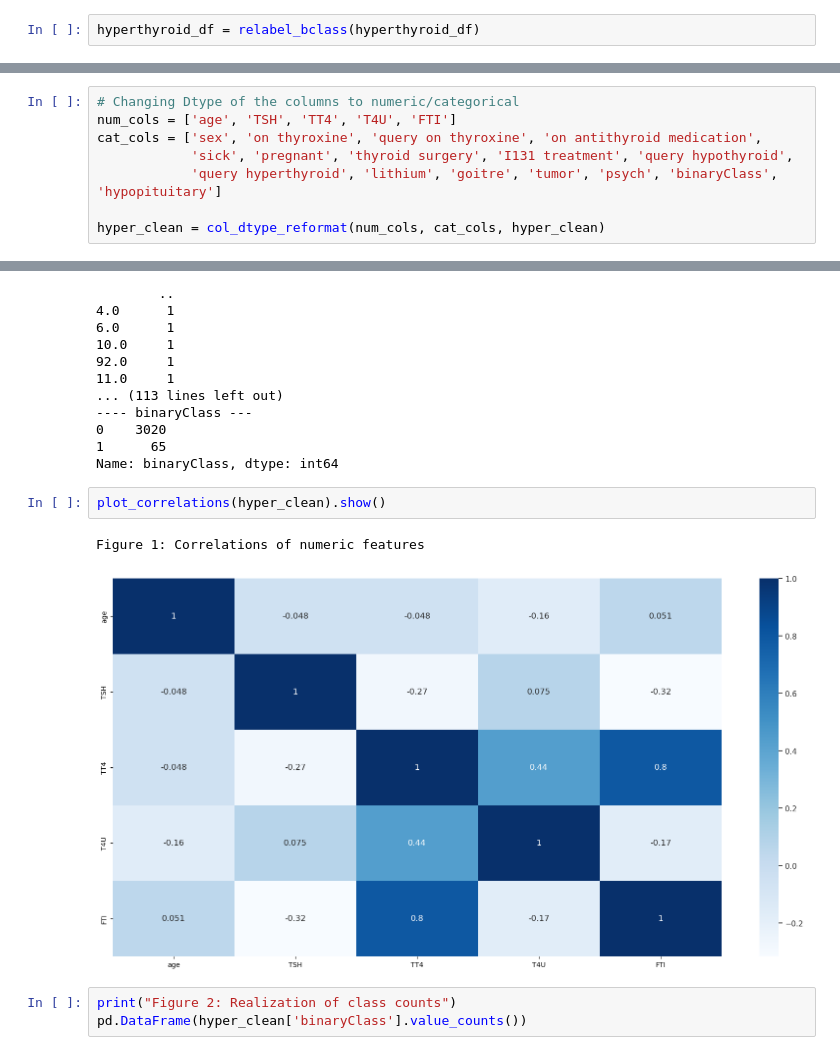
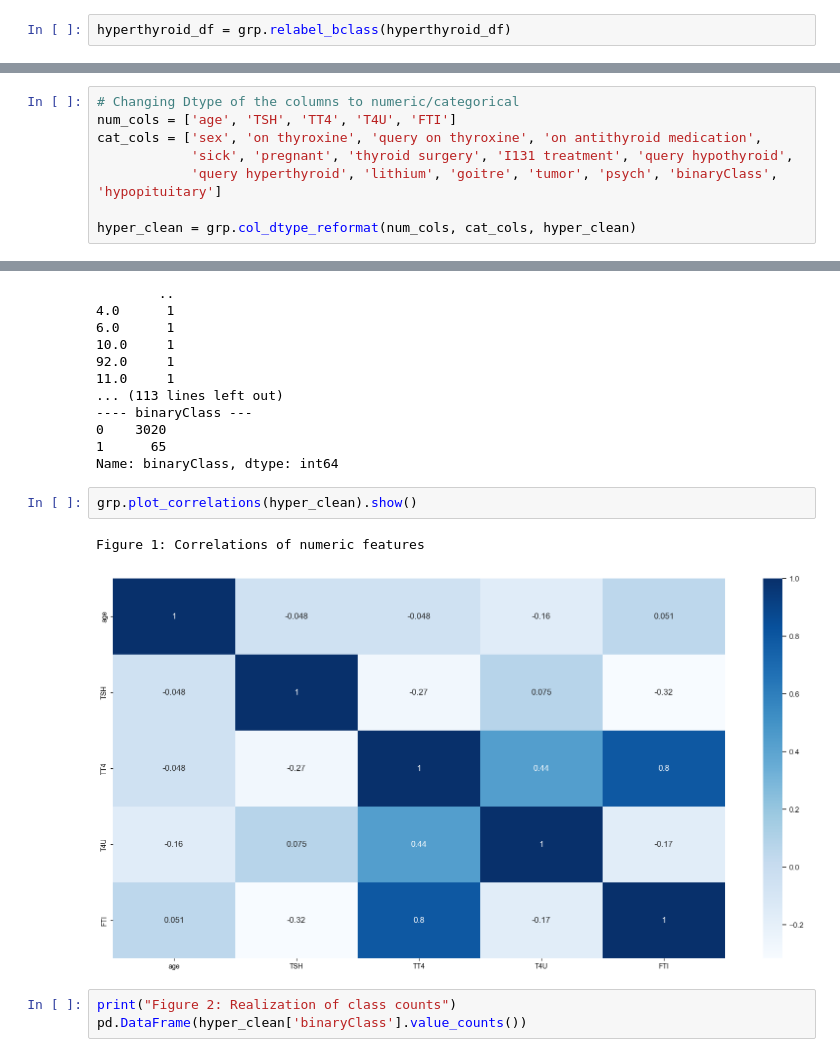
Before and after one commit to DSCI-310-2023/dsci-310-group-17, a Jupyter notebook: analysis.ipynb, the cells around one changed output, grey strips where cells are left out. Drawn from its saved outputs; the diff is of its cells as text.

```diff
--- a/analysis.ipynb
+++ b/analysis.ipynb
@@ -69,7 +67,7 @@ hyperthyroid_df.head()
 | 4 | 70 | F | f | f | f | f | f | ... |
 5 rows × 30 columns
 # %%
-hyperthyroid_df = relabel_bclass(hyperthyroid_df)
+hyperthyroid_df = grp.relabel_bclass(hyperthyroid_df)
 # %%
 hyperthyroid_df.binaryClass.unique().tolist()
 # %% [output]
@@ -145,7 +143,7 @@ cat_cols = ['sex', 'on thyroxine', 'query on thyroxine', 'on antithyroid medicat
             'sick', 'pregnant', 'thyroid surgery', 'I131 treatment', 'query hypothyroid',
             'query hyperthyroid', 'lithium', 'goitre', 'tumor', 'psych', 'binaryClass', 'hypopituitary']
 
-hyper_clean = col_dtype_reformat(num_cols, cat_cols, hyper_clean)
+hyper_clean = grp.col_dtype_reformat(num_cols, cat_cols, hyper_clean)
 # %%
 hyper_clean.info()
 # %% [output]
@@ -226,10 +224,10 @@ for c in hyper_clean.columns:
 1      65
 Name: binaryClass, dtype: int64
 # %%
-plot_correlations(hyper_clean).show()
+grp.plot_correlations(hyper_clean).show()
 # %% [output]
 Figure 1: Correlations of numeric features
-[figure, old version]
+[figure, new version]
 # %%
 print("Figure 2: Realization of class counts")
 pd.DataFrame(hyper_clean['binaryClass'].value_counts())
```
Also changed, not shown: parts of 10 cells of this notebook.
